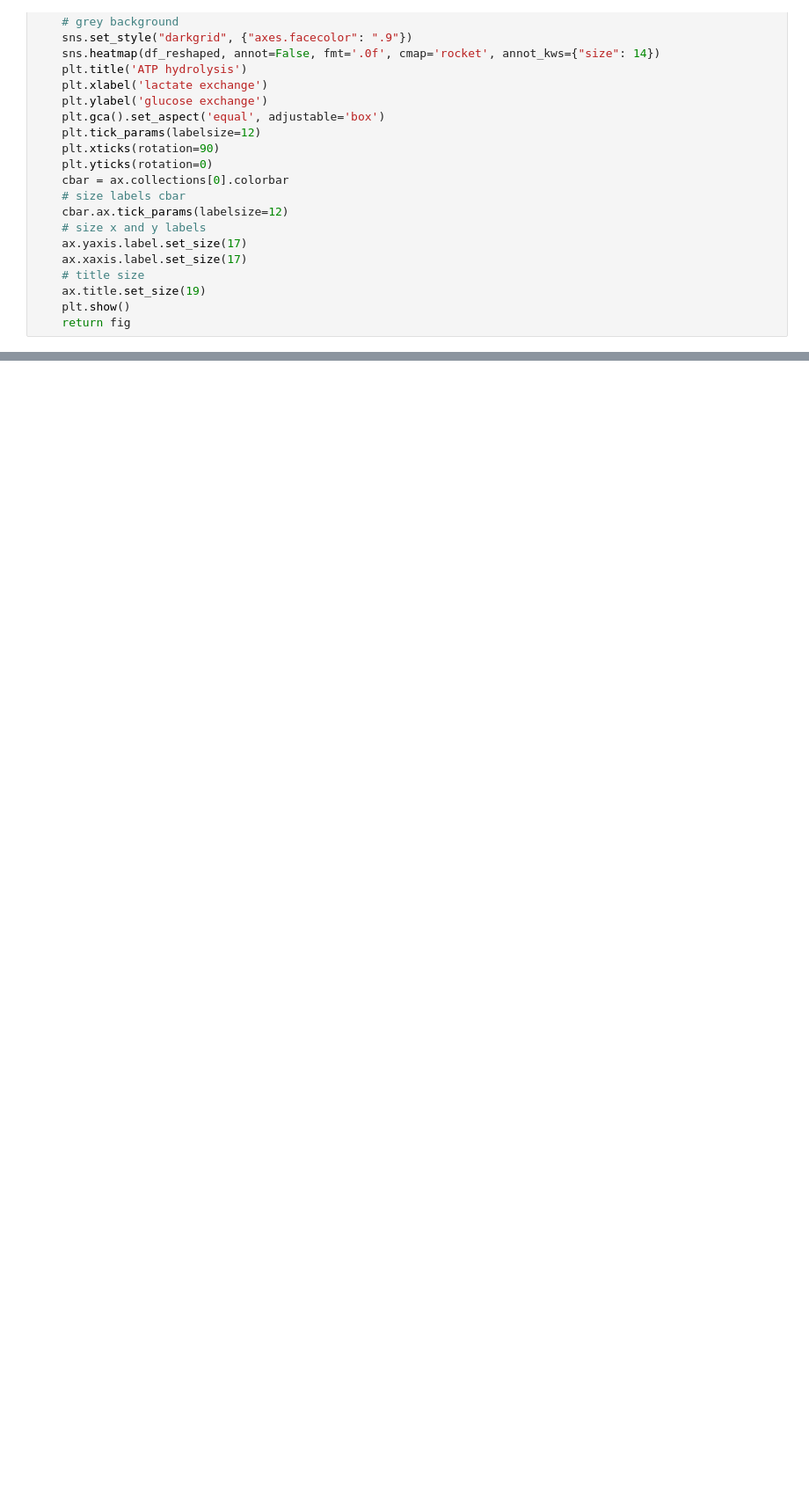
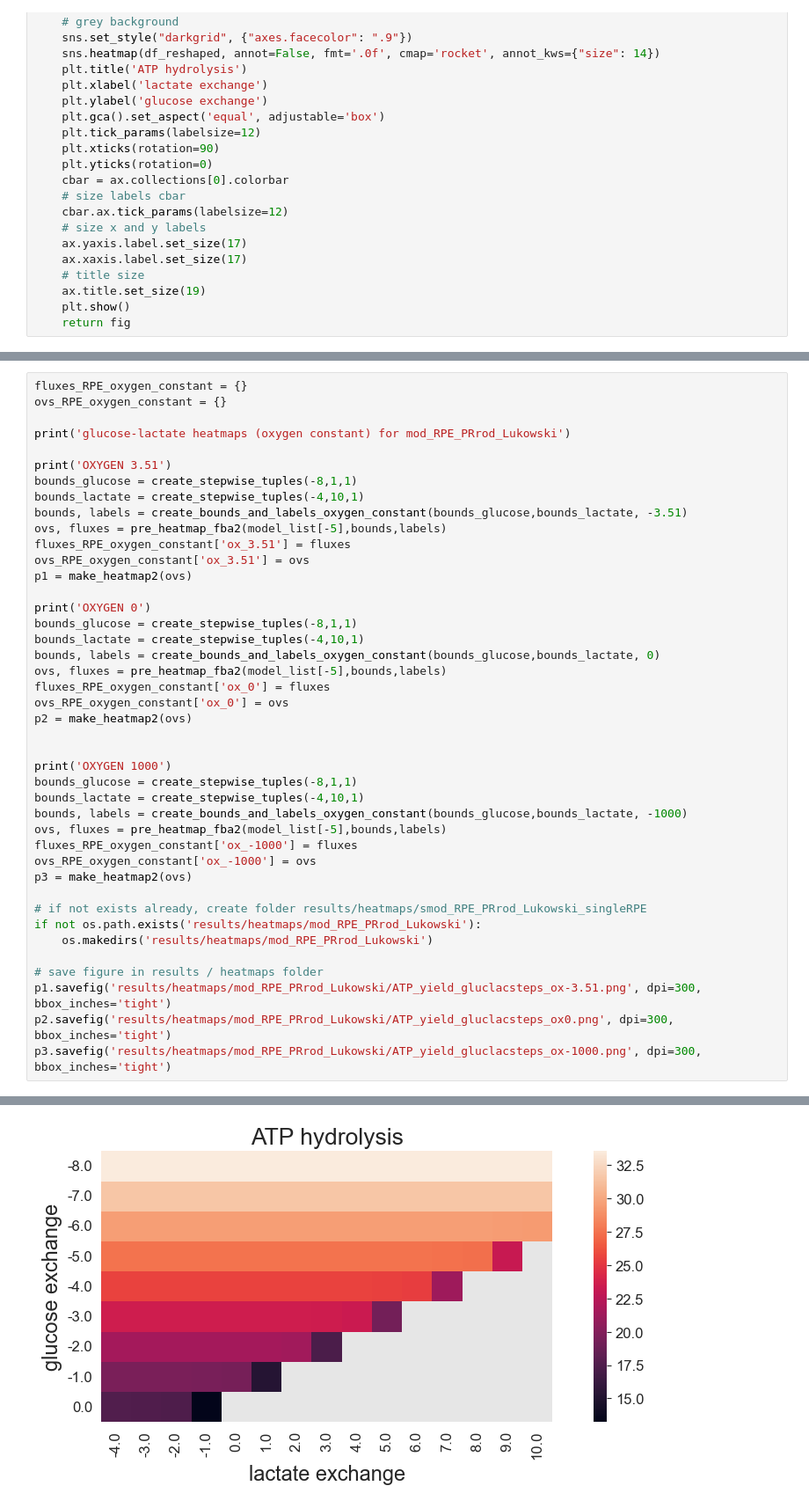
Before and after one commit to stellaprins/Human1_RPE-PR, a Jupyter notebook: jupyter/RPE-PR/finished analyses/heatmaps.ipynb, the cells around one changed output, grey strips where cells are left out. Shown at 88% size. Drawn from its saved outputs; the diff is of its cells as text; blank space fills up the shorter version.

Commit message:
add figures combined model (glucose stable)

```diff
--- a/jupyter/RPE-PR/finished analyses/heatmaps.ipynb
+++ b/jupyter/RPE-PR/finished analyses/heatmaps.ipynb
@@ -411,0 +504,43 @@ p3.savefig('results/heatmaps/mod_RPE_PRrod_Lukowski_singleRPE/ATP_yield_gluclacs
+# %%
+fluxes_RPE_oxygen_constant = {}
+ovs_RPE_oxygen_constant = {}
+
+print('glucose-lactate heatmaps (oxygen constant) for mod_RPE_PRrod_Lukowski')
+
+print('OXYGEN 3.51')
+bounds_glucose = create_stepwise_tuples(-8,1,1)
+bounds_lactate = create_stepwise_tuples(-4,10,1)
+bounds, labels = create_bounds_and_labels_oxygen_constant(bounds_glucose,bounds_lactate, -3.51)
+ovs, fluxes = pre_heatmap_fba2(model_list[-5],bounds,labels)
+fluxes_RPE_oxygen_constant['ox_3.51'] = fluxes
+ovs_RPE_oxygen_constant['ox_3.51'] = ovs
+p1 = make_heatmap2(ovs)
+
+print('OXYGEN 0')
+bounds_glucose = create_stepwise_tuples(-8,1,1)
+bounds_lactate = create_stepwise_tuples(-4,10,1)
+bounds, labels = create_bounds_and_labels_oxygen_constant(bounds_glucose,bounds_lactate, 0)
+ovs, fluxes = pre_heatmap_fba2(model_list[-5],bounds,labels)
+fluxes_RPE_oxygen_constant['ox_0'] = fluxes
+ovs_RPE_oxygen_constant['ox_0'] = ovs
+p2 = make_heatmap2(ovs)
+
+
+print('OXYGEN 1000')
+bounds_glucose = create_stepwise_tuples(-8,1,1)
+bounds_lactate = create_stepwise_tuples(-4,10,1)
+bounds, labels = create_bounds_and_labels_oxygen_constant(bounds_glucose,bounds_lactate, -1000)
+ovs, fluxes = pre_heatmap_fba2(model_list[-5],bounds,labels)
+fluxes_RPE_oxygen_constant['ox_-1000'] = fluxes
+ovs_RPE_oxygen_constant['ox_-1000'] = ovs
+p3 = make_heatmap2(ovs)
+
+# if not exists already, create folder results/heatmaps/smod_RPE_PRrod_Lukowski_singleRPE
+if not os.path.exists('results/heatmaps/mod_RPE_PRrod_Lukowski'):
+    os.makedirs('results/heatmaps/mod_RPE_PRrod_Lukowski')
+
+# save figure in results / heatmaps folder
+p1.savefig('results/heatmaps/mod_RPE_PRrod_Lukowski/ATP_yield_gluclacsteps_ox-3.51.png', dpi=300, bbox_inches='tight')
+p2.savefig('results/heatmaps/mod_RPE_PRrod_Lukowski/ATP_yield_gluclacsteps_ox0.png', dpi=300, bbox_inches='tight')
+p3.savefig('results/heatmaps/mod_RPE_PRrod_Lukowski/ATP_yield_gluclacsteps_ox-1000.png', dpi=300, bbox_inches='tight')
+# %% [output]
@@ -411,0 +549 @@ p3.savefig('results/heatmaps/mod_RPE_PRrod_Lukowski_singleRPE/ATP_yield_gluclacs
+[figure, added]
```
Also changed, not shown: parts of 11 cells of this notebook.
